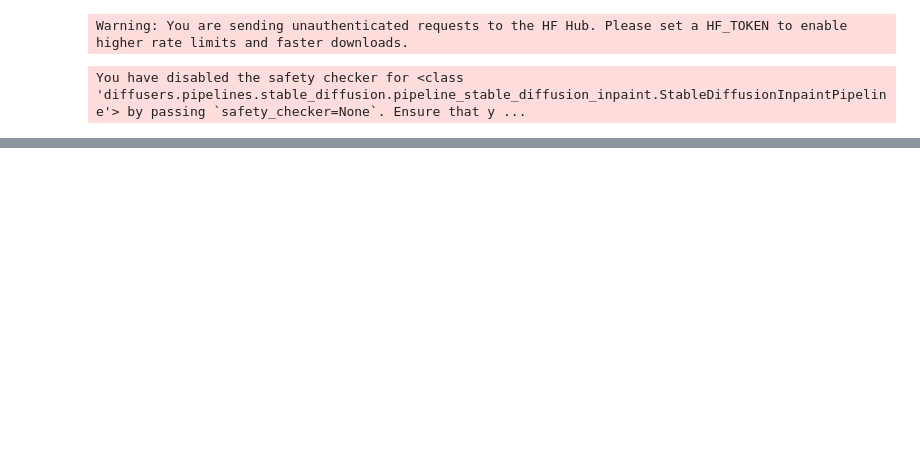
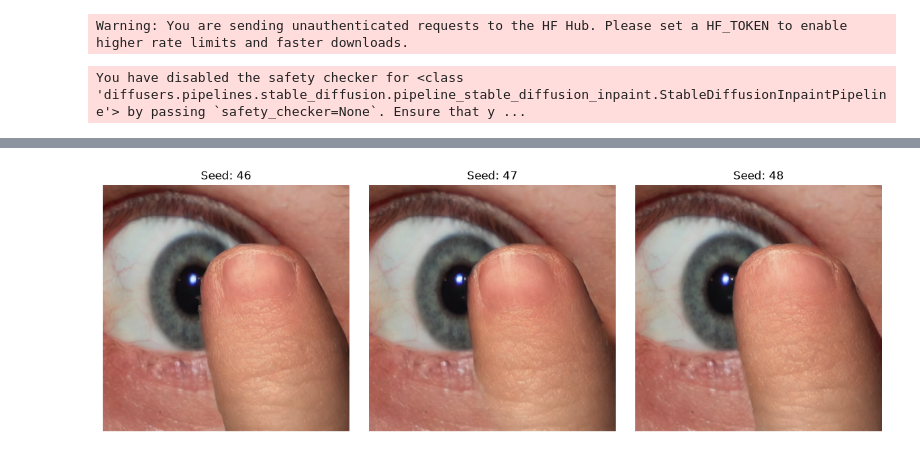
Before and after one commit to IzidorGolcar/sd_shared_attn, a Jupyter notebook: main.ipynb, the cells around one changed output, grey strips where cells are left out. Saved outputs shown, nothing was run; the diff lists cells and outputs as text; code cells hidden in the pictures; blank space fills up the shorter version.

Commit message:
optimized multi-patch multi-reference inpainter

```diff
--- a/main.ipynb
+++ b/main.ipynb
@@ -13,7 +13,7 @@ inpainter = FastMultiViewMasaCtrlInpainter(
     inpaint_model_id='sd-legacy/stable-diffusion-inpainting',
     device='cuda',
     hook_blocks=('up_blocks.2', 'up_blocks.3'),
-    batch_chunk_size=6,
+    batch_chunk_size=8,
 )
 # %% [output]
 Warning: You are sending unauthenticated requests to the HF Hub. Please set a HF_TOKEN to enable higher rate limits and faster downloads.
@@ -76,0 +49,36 @@ Generated in 36.99s
+# %%
+init_img = Image.open('assets/src.jpg')
+inpaint_msk = Image.open('assets/mask_rect.jpg').filter(ImageFilter.MaxFilter(25))
+attn_msk = inpaint_msk.filter(ImageFilter.GaussianBlur(3))
+blured_mask = inpaint_msk.filter(ImageFilter.MaxFilter(25)).filter(ImageFilter.GaussianBlur(35))
+
+
+def generate_samples(seeds):
+    p, ax = plt.subplots(1, len(seeds), figsize=(len(seeds)*4, 4))
+    for i, s in enumerate(seeds):
+        output = inpainter.generate(
+            init_image=init_img,
+            inpaint_mask=blured_mask,
+            attn_mask=attn_msk,
+            bg_suppress_bias=bias_func,
+            top_k_views=50,
+            funnel_top_k_views=20,
+            funnel_step=10,
+            patch_grid_size=6,
+            patch_start_step=5,
+            num_inference_steps=35,
+            switch_step=1,
+            guidance_scale=6.5,
+            style_fidelity=fidelity_func,
+            seed=s,
+        )
+        ax[i].imshow(output)
+        ax[i].axis('off')
+        ax[i].set_title(f'Seed: {s}')
+    plt.tight_layout()
+    return p
+
+generate_samples([46, 47, 48])
+plt.show()
+# %% [output]
+[figure, added]
```
Also changed, not shown: parts of 2 cells of this notebook, 1 other file.
